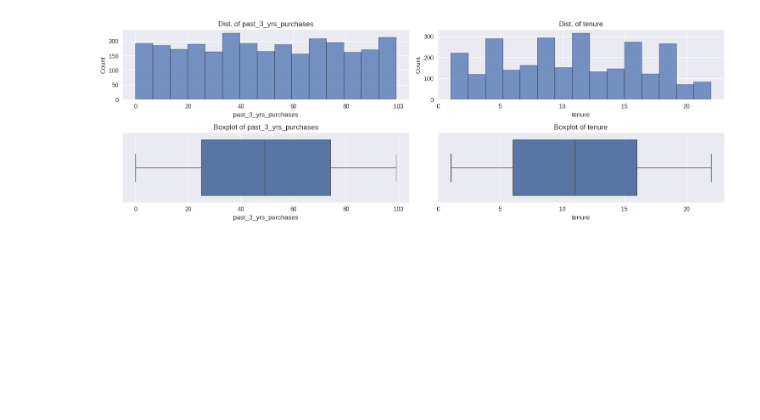
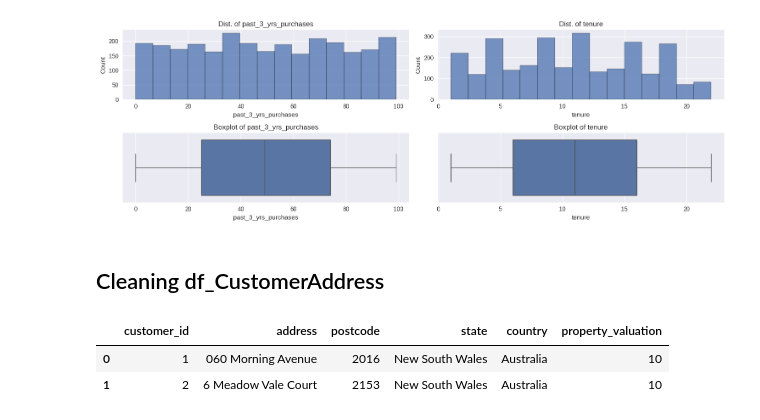
Before and after one commit to AhmAnwar/data-quality-KPMG-VE-forage, a Jupyter notebook: kpmg-ve-data-quality.ipynb, the cells around one changed output. Drawn from its saved outputs; the diff is of its cells as text; code cells hidden in the pictures; blank space fills up the shorter version.

```diff
--- a/kpmg-ve-data-quality.ipynb
+++ b/kpmg-ve-data-quality.ipynb
@@ -765,3 +779,11 @@ plt.tight_layout()
 plt.show()
 # %% [output]
 [figure]
+# %% [markdown]
+## Cleaning df_CustomerAddress
+# %%
+df_CustomerAddress.head(2)
+# %% [output]
+|  | customer_id | address | postcode | state | country | property_valuation |
+| 0 | 1 | 060 Morning Avenue | 2016 | New South Wales | Australia | 10 |
+| 1 | 2 | 6 Meadow Vale Court | 2153 | New South Wales | Australia | 10 |
```
Also changed, not shown: parts of 18 cells of this notebook.
